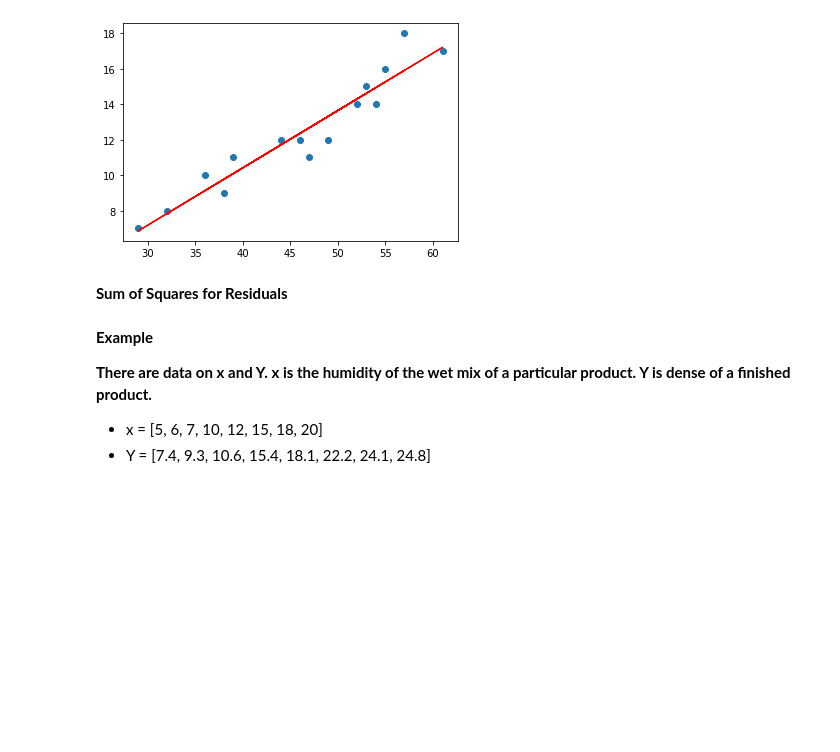
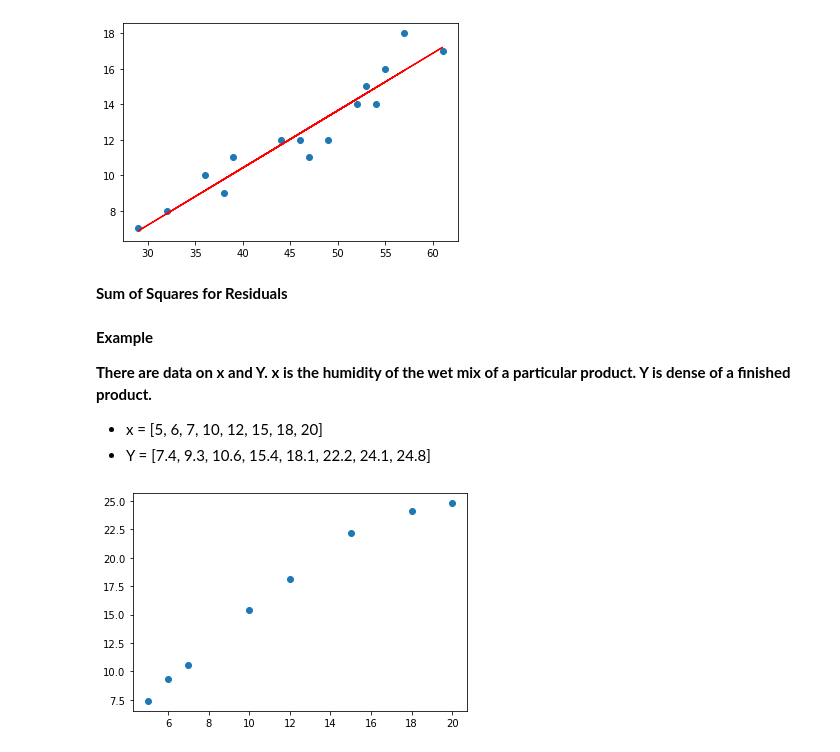
Before and after one commit to batuhanmtl/Regression, a Jupyter notebook: ModuleUsageExample.ipynb, the cells around one changed output. Cells and saved outputs as stored; diff of their text form; code cells hidden in the pictures; blank space fills up the shorter version.

```diff
--- a/ModuleUsageExample.ipynb
+++ b/ModuleUsageExample.ipynb
@@ -67,3 +67,8 @@ plt.show()
 # %%
 x = [5, 6, 7, 10, 12, 15, 18, 20]
 Y = [7.4, 9.3, 10.6, 15.4, 18.1, 22.2, 24.1, 24.8]
+
+plt.scatter(x,Y)
+plt.show()
+# %% [output]
+[figure, added]
```
Also changed, not shown: parts of 2 cells of this notebook.
